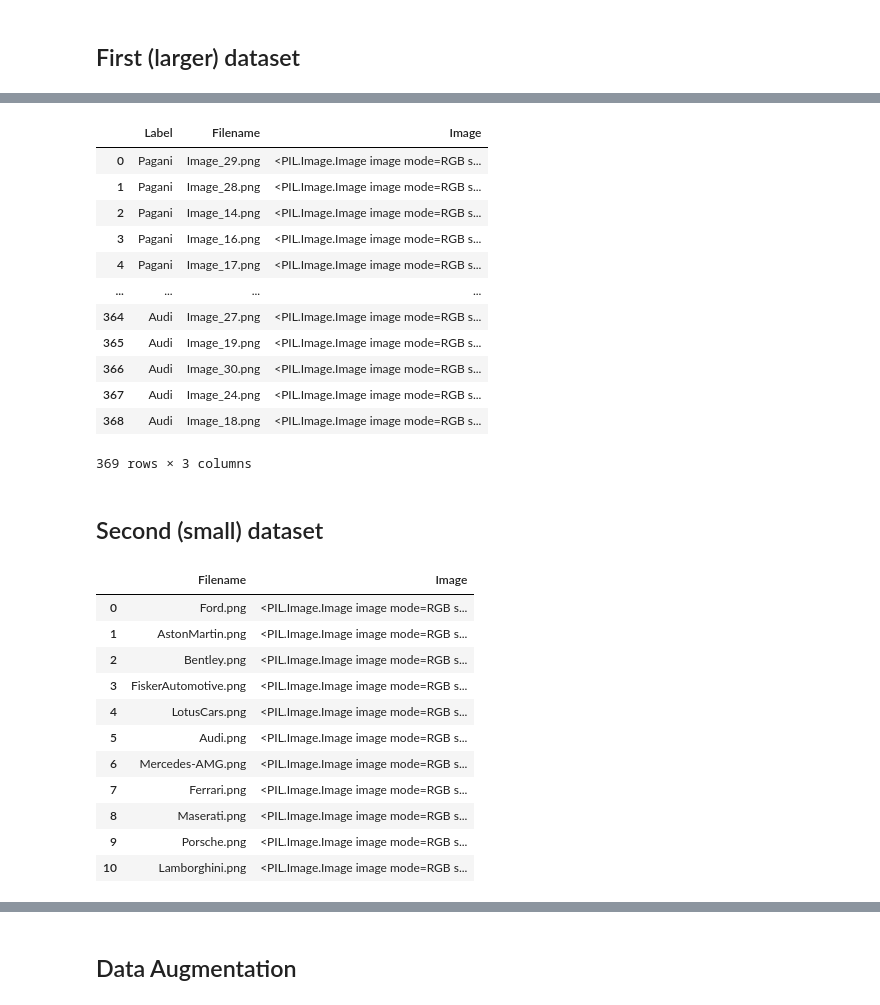
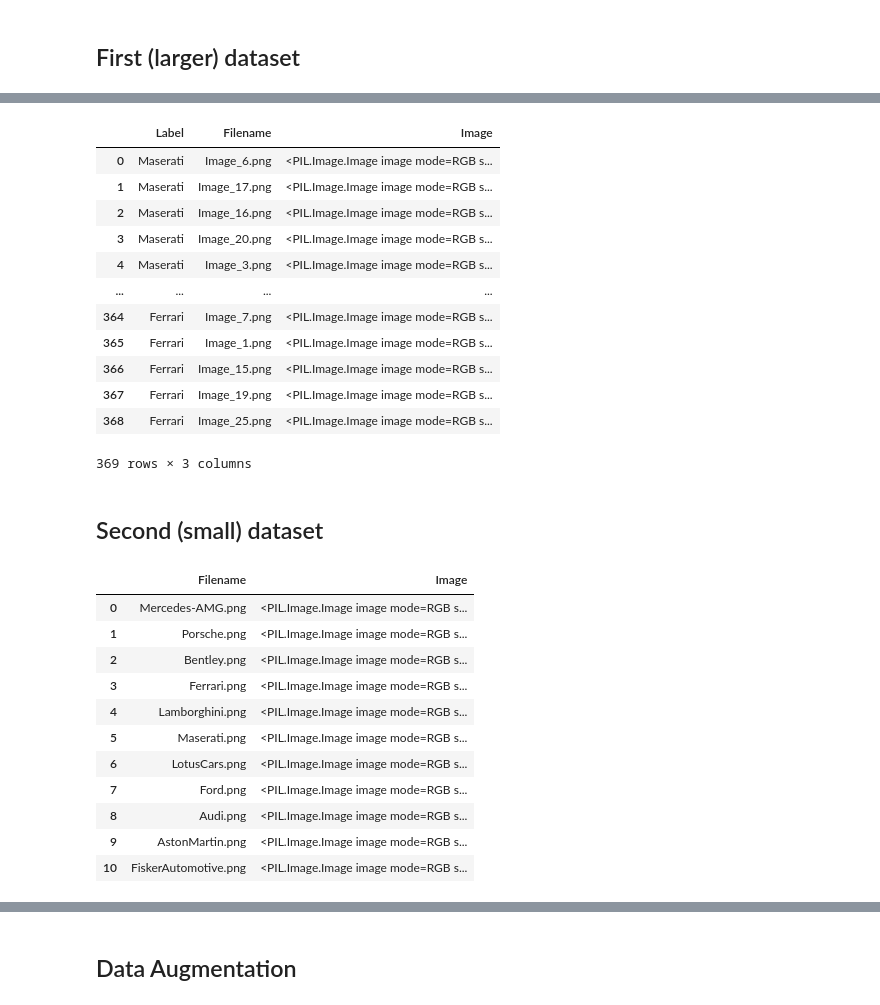
Before and after one commit to veronicalarssn/ML_Project, a Jupyter notebook: FINAL CODE ALL 3 copy.ipynb, the cells around one changed output, grey strips where cells are left out. Saved outputs shown, nothing was run; the diff lists cells and outputs as text; code cells hidden in the pictures.

```diff
--- a/FINAL CODE ALL 3 copy.ipynb
+++ b/FINAL CODE ALL 3 copy.ipynb
@@ -59,11 +89,11 @@ def save_images_as_png(folder_path, output_folder, image_size=(150, 150)):
 
 #folder with original images
 # folder_path = r"C:\Users\emili\OneDrive\Dokumente\03_Master_CBS\05_Summerterm24\01_ML and DL\Project\logo findder"
-folder_path = r"Data/logo findder"
+folder_path = r"/content/ML_Project/Data/logo findder"
 
 #output folder where png-images will be saved
 # output_folder=r"C:\Users\emili\OneDrive\Dokumente\03_Master_CBS\05_Summerterm24\01_ML and DL\Project\png logo findder"
-output_folder=r"Data/png logo findder"
+output_folder=r"/content/ML_Project/Data/png logo findder"
 
 save_images_as_png(folder_path, output_folder)
 # %%
@@ -92,7 +122,7 @@ def load_images_from_folder(folder_path, image_size=(150, 150)):
 
 
 # png_folder_path=r"C:\Users\emili\OneDrive\Dokumente\03_Master_CBS\05_Summerterm24\01_ML and DL\Project\png logo findder"
-png_folder_path=r"Data/png logo findder"
+png_folder_path=r"/content/ML_Project/Data/png logo findder"
 image_df = load_images_from_folder(png_folder_path)
 
 print('Image Dataframe: \n \n', image_df.head())
@@ -187,62 +217,62 @@ image_df['Label'] = image_df['Label'].str.replace('Original', '').str.replace('l
 image_df
 # %% [output]
 |  | Label | Filename | Image |
-| 0 | Pagani | Image_29.png | <PIL.Image.Image image mode=RGB s... |
-| 1 | Pagani | Image_28.png | <PIL.Image.Image image mode=RGB s... |
-| 2 | Pagani | Image_14.png | <PIL.Image.Image image mode=RGB s... |
-| 3 | Pagani | Image_16.png | <PIL.Image.Image image mode=RGB s... |
-| 4 | Pagani | Image_17.png | <PIL.Image.Image image mode=RGB s... |
+| 0 | Maserati | Image_6.png | <PIL.Image.Image image mode=RGB s... |
+| 1 | Maserati | Image_17.png | <PIL.Image.Image image mode=RGB s... |
+| 2 | Maserati | Image_16.png | <PIL.Image.Image image mode=RGB s... |
+| 3 | Maserati | Image_20.png | <PIL.Image.Image image mode=RGB s... |
+| 4 | Maserati | Image_3.png | <PIL.Image.Image image mode=RGB s... |
 | ... | ... | ... | ... |
-| 364 | Audi | Image_27.png | <PIL.Image.Image image mode=RGB s... |
-| 365 | Audi | Image_19.png | <PIL.Image.Image image mode=RGB s... |
-| 366 | Audi | Image_30.png | <PIL.Image.Image image mode=RGB s... |
-| 367 | Audi | Image_24.png | <PIL.Image.Image image mode=RGB s... |
-| 368 | Audi | Image_18.png | <PIL.Image.Image image mode=RGB s... |
+| 364 | Ferrari | Image_7.png | <PIL.Image.Image image mode=RGB s... |
+| 365 | Ferrari | Image_1.png | <PIL.Image.Image image mode=RGB s... |
+| 366 | Ferrari | Image_15.png | <PIL.Image.Image image mode=RGB s... |
+| 367 | Ferrari | Image_19.png | <PIL.Image.Image image mode=RGB s... |
+| 368 | Ferrari | Image_25.png | <PIL.Image.Image image mode=RGB s... |
 369 rows × 3 columns
 # %% [markdown]
 ## Second (small) dataset
 # %%
 '''Read in the second data set'''
 
 # image_directory = r"C:\Users\emili\OneDrive\Dokumente\03_Master_CBS\05_Summerterm24\01_ML and DL\Project\USA Car Logos"
-image_directory = r"Data/USA Car Logos"
+image_directory = r"/content/ML_Project/Data/USA Car Logos"
 
 # list comprehension to get all image filenames
 image_filenames = [f for f in os.listdir(image_directory) if os.path.isfile(os.path.join(image_directory, f))]
 
 def process_images(image_directory, image_filenames):
 
     '''This function works similiar as the one above, just the folder structure is a bit different.
     Here all images are stored in the same folder, not split up in sub-folders by brand.'''
 
     image_data = []
     for filename in image_filenames:
         try:
             image_path = os.path.join(image_directory, filename)
             img = Image.open(image_path)
             img = img.convert('RGB')
             img_resized = img.resize((150, 150), Image.LANCZOS)
             image_data.append({'Filename': filename, 'Image': img_resized})
         except Exception as e:
             print(f"Error processing image {filename}: {e}")
     image_df = pd.DataFrame(image_data)
     return image_df
 
 image2_df=process_images(image_directory, image_filenames)
 image2_df
 # %% [output]
 |  | Filename | Image |
-| 0 | Ford.png | <PIL.Image.Image image mode=RGB s... |
-| 1 | AstonMartin.png | <PIL.Image.Image image mode=RGB s... |
+| 0 | Mercedes-AMG.png | <PIL.Image.Image image mode=RGB s... |
+| 1 | Porsche.png | <PIL.Image.Image image mode=RGB s... |
 | 2 | Bentley.png | <PIL.Image.Image image mode=RGB s... |
-| 3 | FiskerAutomotive.png | <PIL.Image.Image image mode=RGB s... |
-| 4 | LotusCars.png | <PIL.Image.Image image mode=RGB s... |
-| 5 | Audi.png | <PIL.Image.Image image mode=RGB s... |
-| 6 | Mercedes-AMG.png | <PIL.Image.Image image mode=RGB s... |
-| 7 | Ferrari.png | <PIL.Image.Image image mode=RGB s... |
-| 8 | Maserati.png | <PIL.Image.Image image mode=RGB s... |
-| 9 | Porsche.png | <PIL.Image.Image image mode=RGB s... |
-| 10 | Lamborghini.png | <PIL.Image.Image image mode=RGB s... |
+| 3 | Ferrari.png | <PIL.Image.Image image mode=RGB s... |
+| 4 | Lamborghini.png | <PIL.Image.Image image mode=RGB s... |
+| 5 | Maserati.png | <PIL.Image.Image image mode=RGB s... |
+| 6 | LotusCars.png | <PIL.Image.Image image mode=RGB s... |
+| 7 | Ford.png | <PIL.Image.Image image mode=RGB s... |
+| 8 | Audi.png | <PIL.Image.Image image mode=RGB s... |
+| 9 | AstonMartin.png | <PIL.Image.Image image mode=RGB s... |
+| 10 | FiskerAutomotive.png | <PIL.Image.Image image mode=RGB s... |
 # %%
 """Run to get an overview of this dataset as well"""
 
```
Also changed, not shown: parts of 30 cells of this notebook.
